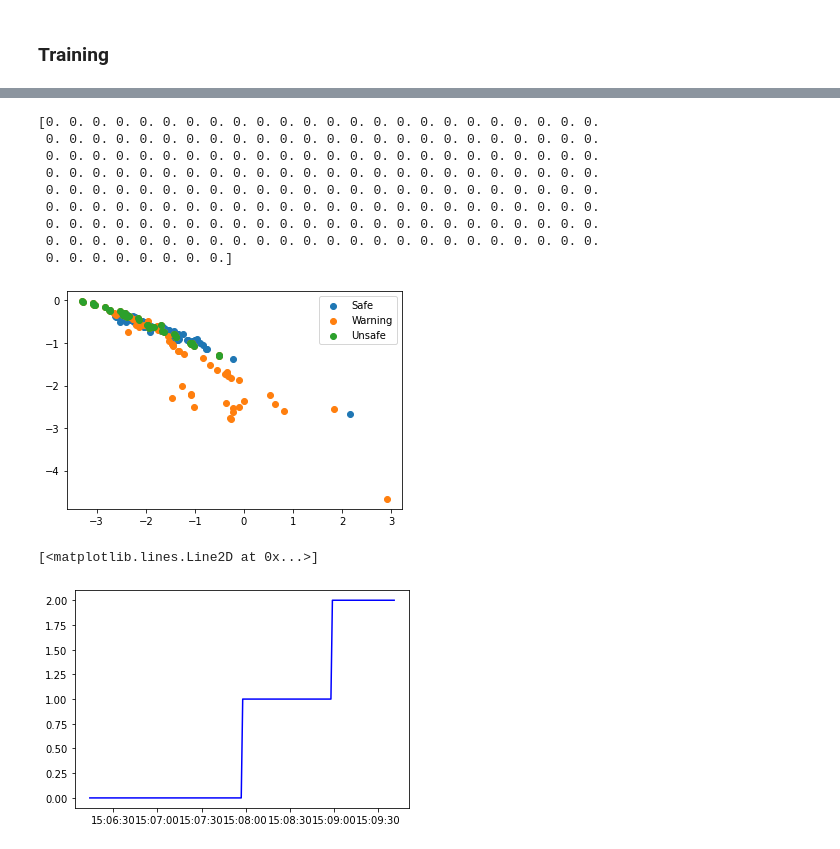
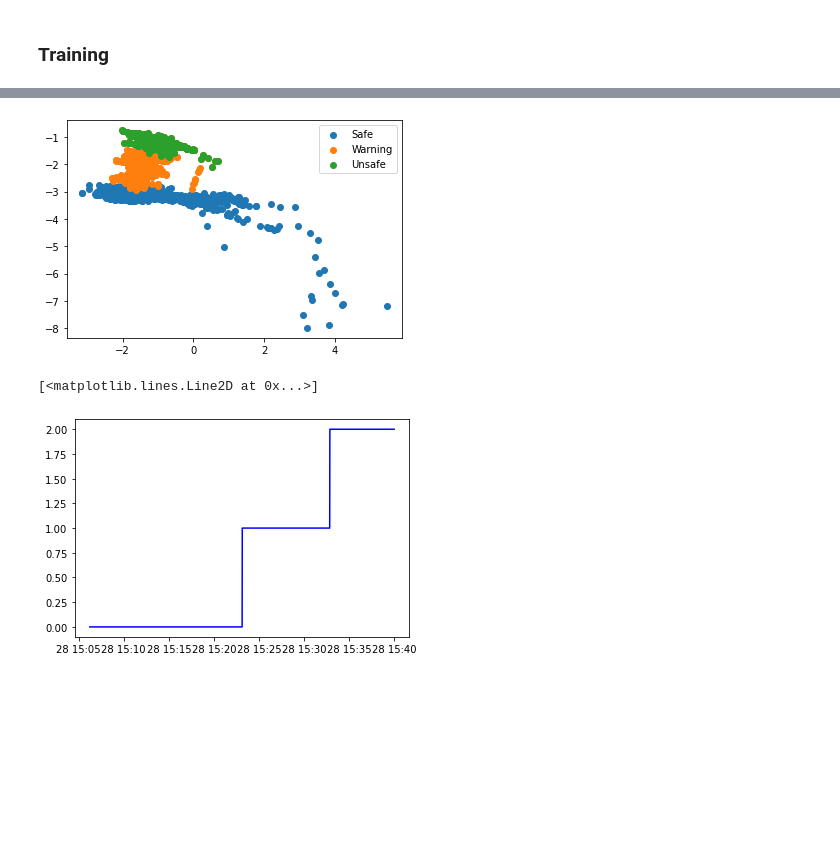
Before and after one commit to evanbradl/ML-Air-Sensor, a Jupyter notebook: Air_Sensor.ipynb, the cells around one changed output, grey strips where cells are left out. Saved outputs shown, nothing was run; the diff lists cells and outputs as text; code cells hidden in the pictures; blank space fills up the shorter version.

```diff
--- a/Air_Sensor.ipynb
+++ b/Air_Sensor.ipynb
@@ -855,7 +917,7 @@ train_loader = DataLoader(train, batch_size=batch_size, shuffle=False)
 # %%
 vae = VAE()
 optimizer = torch.optim.Adam(vae.parameters(), lr=1e-3)
-epochs = 2
+epochs = 25
 for epoch in range(epochs):
   for idx, (data_in, _) in enumerate(train_loader):
       data_recon, mu, logvar = vae(data_in)
@@ -887,51 +950,41 @@ Epoch[2/2] Loss: 13.478
 # %%
-num_display = 200
+num_display = 2000
 
 
 display_loader = DataLoader(train, batch_size=num_display, shuffle=False, drop_last=True)
 data_in, labels = next(iter(display_loader))
 mean = torch.mean(labels)
 std = torch.std(labels)
 recon_features, mu, logvar = vae(data_in)
 mu = mu.detach().cpu()
 plt.figure()
 legtext = []
 
 classification_num = np.zeros(num_display)
-print(classification_num)
 
 for i in range(3):
   classification = ""
   if i == 0:
     idx = (labels[:,0] < mean)
     classification = "Safe"
   elif i == 1:
     idx = (labels[:,0] >= mean)
     classification_num[(labels[:,0] >= mean)] = 1
     classification = "Warning"
   elif i == 2:
     idx = (labels[:,0] > mean + std)
     classification_num[(labels[:,0] > mean + std)] = 2
     classification = "Unsafe"
   plt.scatter(mu[idx,0],mu[idx,1])
   legtext = np.hstack((legtext,classification))
   plt.legend(legtext)
 
 dates = AF_Data["Teensy Server Time"].to_numpy()
 # %% [output]
-[0. 0. 0. 0. 0. 0. 0. 0. 0. 0. 0. 0. 0. 0. 0. 0. 0. 0. 0. 0. 0. 0. 0. 0.
- 0. 0. 0. 0. 0. 0. 0. 0. 0. 0. 0. 0. 0. 0. 0. 0. 0. 0. 0. 0. 0. 0. 0. 0.
- 0. 0. 0. 0. 0. 0. 0. 0. 0. 0. 0. 0. 0. 0. 0. 0. 0. 0. 0. 0. 0. 0. 0. 0.
- 0. 0. 0. 0. 0. 0. 0. 0. 0. 0. 0. 0. 0. 0. 0. 0. 0. 0. 0. 0. 0. 0. 0. 0.
- 0. 0. 0. 0. 0. 0. 0. 0. 0. 0. 0. 0. 0. 0. 0. 0. 0. 0. 0. 0. 0. 0. 0. 0.
- 0. 0. 0. 0. 0. 0. 0. 0. 0. 0. 0. 0. 0. 0. 0. 0. 0. 0. 0. 0. 0. 0. 0. 0.
- 0. 0. 0. 0. 0. 0. 0. 0. 0. 0. 0. 0. 0. 0. 0. 0. 0. 0. 0. 0. 0. 0. 0. 0.
- 0. 0. 0. 0. 0. 0. 0. 0. 0. 0. 0. 0. 0. 0. 0. 0. 0. 0. 0. 0. 0. 0. 0. 0.
- 0. 0. 0. 0. 0. 0. 0. 0.]
-[figure, old version]
+[figure, new version]
 # %%
 dates = AF_Data["Teensy Server Time"].to_numpy()
 plt.plot(dates[:num_display], classification_num, color='blue')
 # %% [output]
 [<matplotlib.lines.Line2D at 0x...>]
-[figure, old version]
+[figure, new version]
```
Also changed, not shown: parts of 11 cells of this notebook, 5 other files.
